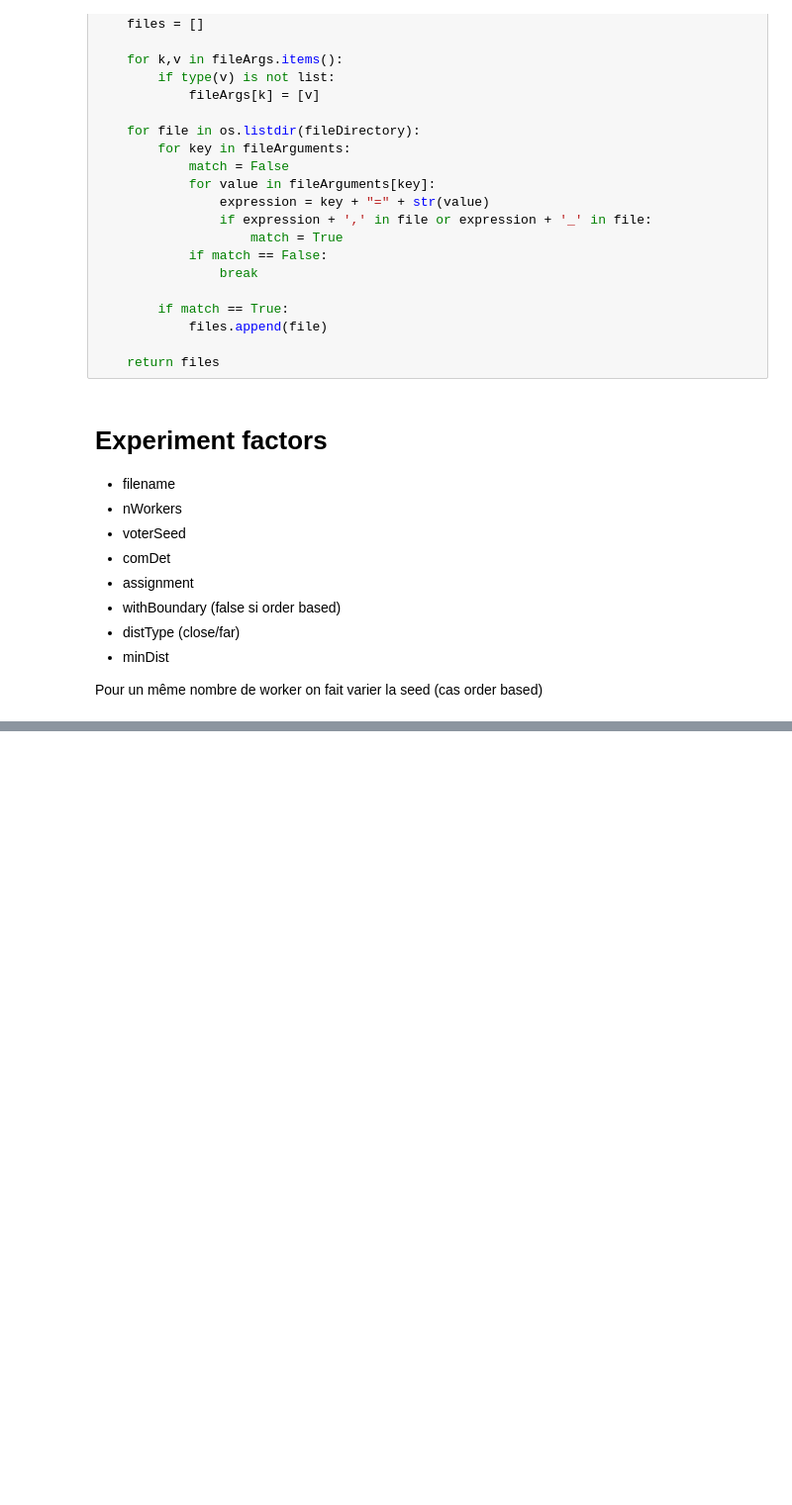
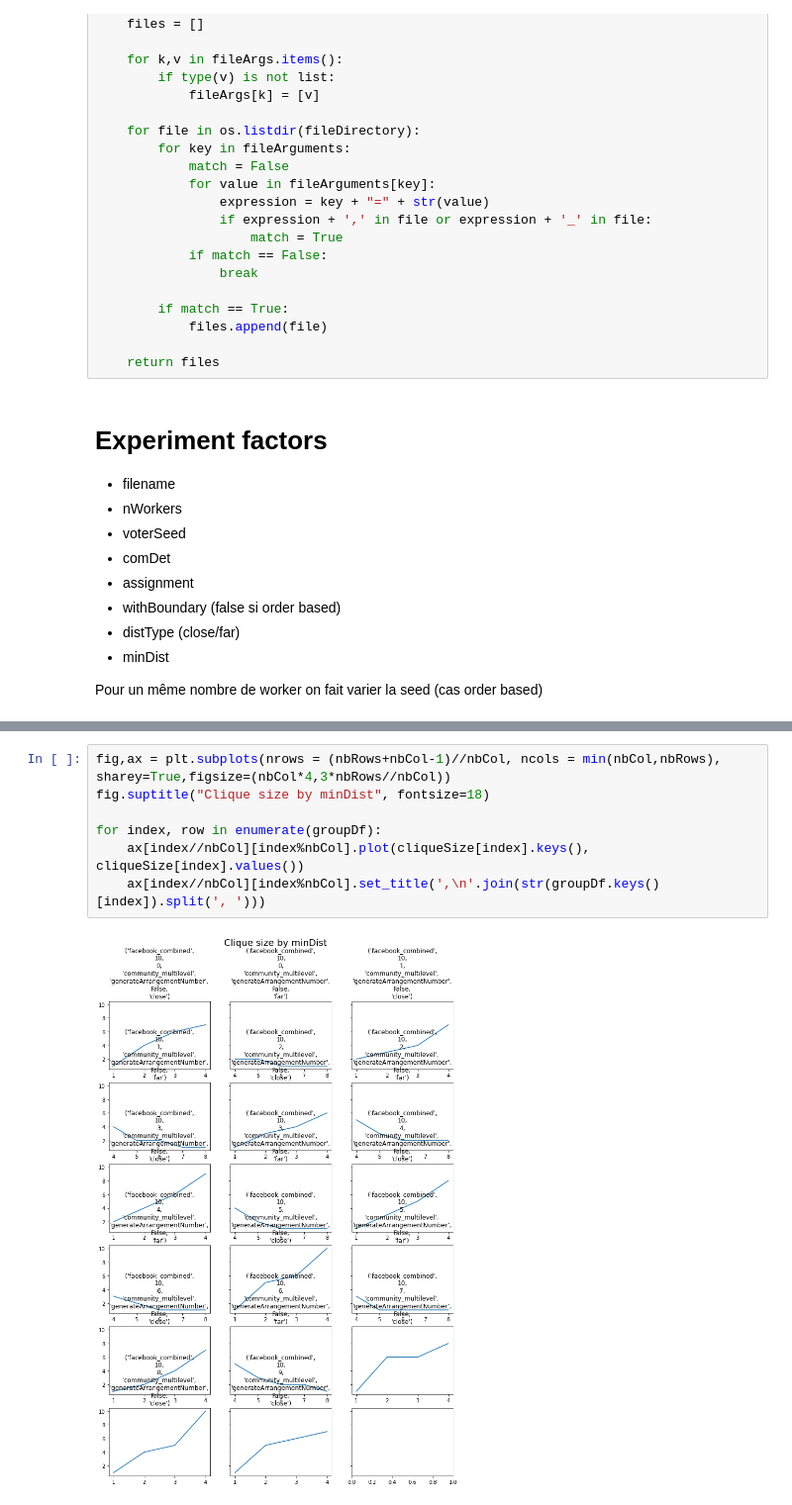
Before and after one commit to mbettinger/collusion-resistant-worker-set-selection, a Jupyter notebook: notebooks/experimentation_analysis.ipynb, the cells around one changed output, grey strips where cells are left out. Shown at 99% size. Drawn from its saved outputs; the diff is of its cells as text; blank space fills up the shorter version.

```diff
--- a/notebooks/experimentation_analysis.ipynb
+++ b/notebooks/experimentation_analysis.ipynb
@@ -130,0 +172,9 @@ for index, column in enumerate(df2.columns):
+# %%
+fig,ax = plt.subplots(nrows = (nbRows+nbCol-1)//nbCol, ncols = min(nbCol,nbRows), sharey=True,figsize=(nbCol*4,3*nbRows//nbCol))
+fig.suptitle("Clique size by minDist", fontsize=18)
+
+for index, row in enumerate(groupDf):
+    ax[index//nbCol][index%nbCol].plot(cliqueSize[index].keys(), cliqueSize[index].values())
+    ax[index//nbCol][index%nbCol].set_title(',\n'.join(str(groupDf.keys()[index]).split(', ')))
+# %% [output]
+[figure, added]
```
Also changed, not shown: parts of 9 cells of this notebook.
